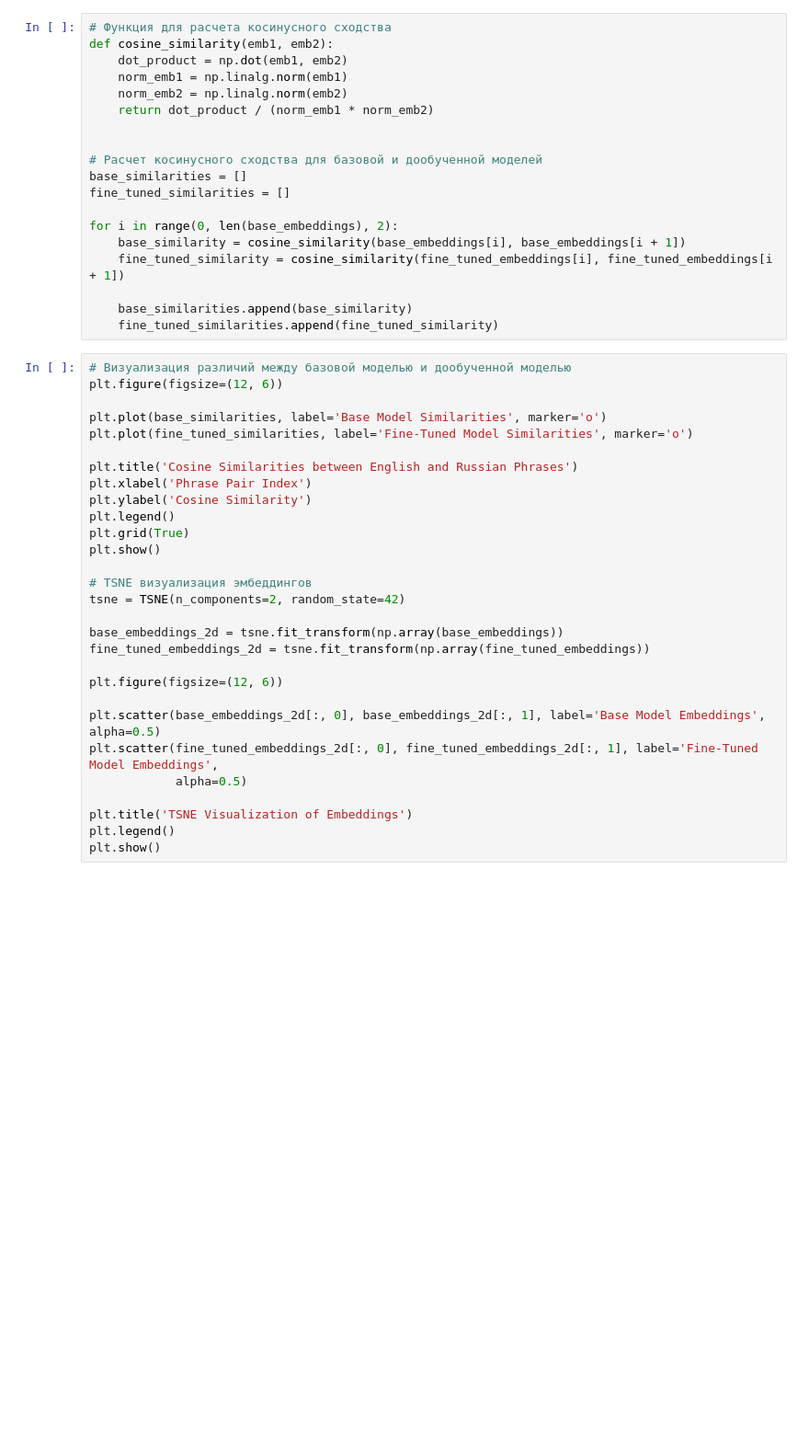
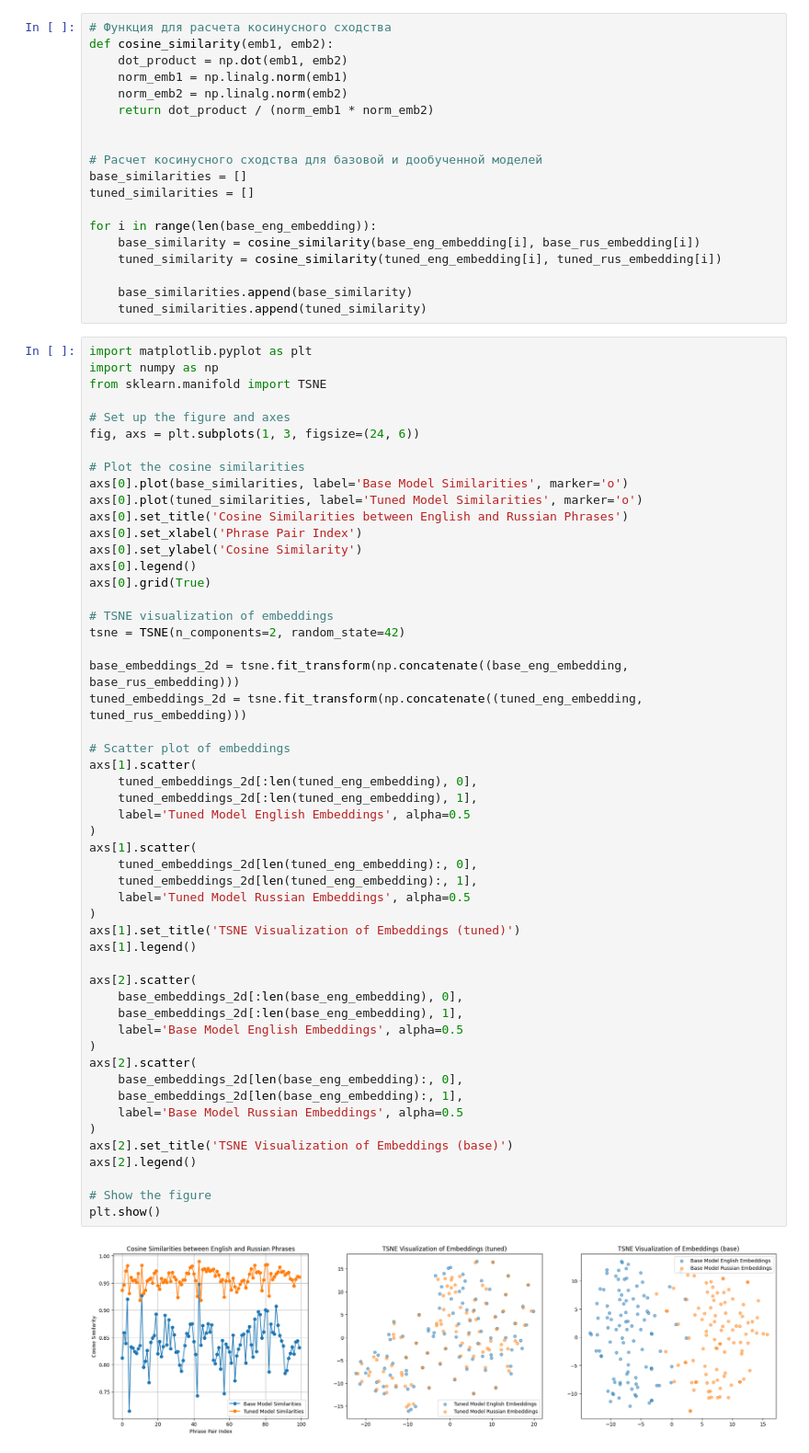
Before and after one commit to EvilFreelancer/enbeddrus, a Jupyter notebook: testing.ipynb, the cells around one changed output. Shown: that part at 92% size. Saved outputs shown, nothing was run; the diff lists cells and outputs as text; blank space fills up the shorter version.

Commit message:
More tunes after switch to multilang model

```diff
--- a/testing.ipynb
+++ b/testing.ipynb
@@ -52,40 +39,65 @@ def cosine_similarity(emb1, emb2):
 
 # Расчет косинусного сходства для базовой и дообученной моделей
 base_similarities = []
-fine_tuned_similarities = []
+tuned_similarities = []
 
-for i in range(0, len(base_embeddings), 2):
-    base_similarity = cosine_similarity(base_embeddings[i], base_embeddings[i + 1])
-    fine_tuned_similarity = cosine_similarity(fine_tuned_embeddings[i], fine_tuned_embeddings[i + 1])
+for i in range(len(base_eng_embedding)):
+    base_similarity = cosine_similarity(base_eng_embedding[i], base_rus_embedding[i])
+    tuned_similarity = cosine_similarity(tuned_eng_embedding[i], tuned_rus_embedding[i])
 
     base_similarities.append(base_similarity)
-    fine_tuned_similarities.append(fine_tuned_similarity)
+    tuned_similarities.append(tuned_similarity)
 # %%
-# Визуализация различий между базовой моделью и дообученной моделью
-plt.figure(figsize=(12, 6))
+import matplotlib.pyplot as plt
+import numpy as np
+from sklearn.manifold import TSNE
 
-plt.plot(base_similarities, label='Base Model Similarities', marker='o')
-plt.plot(fine_tuned_similarities, label='Fine-Tuned Model Similarities', marker='o')
+# Set up the figure and axes
+fig, axs = plt.subplots(1, 3, figsize=(24, 6))
 
-plt.title('Cosine Similarities between English and Russian Phrases')
-plt.xlabel('Phrase Pair Index')
-plt.ylabel('Cosine Similarity')
-plt.legend()
-plt.grid(True)
-plt.show()
+# Plot the cosine similarities
+axs[0].plot(base_similarities, label='Base Model Similarities', marker='o')
+axs[0].plot(tuned_similarities, label='Tuned Model Similarities', marker='o')
+axs[0].set_title('Cosine Similarities between English and Russian Phrases')
+axs[0].set_xlabel('Phrase Pair Index')
+axs[0].set_ylabel('Cosine Similarity')
+axs[0].legend()
+axs[0].grid(True)
 
-# TSNE визуализация эмбеддингов
+# TSNE visualization of embeddings
 tsne = TSNE(n_components=2, random_state=42)
 
-base_embeddings_2d = tsne.fit_transform(np.array(base_embeddings))
-fine_tuned_embeddings_2d = tsne.fit_transform(np.array(fine_tuned_embeddings))
+base_embeddings_2d = tsne.fit_transform(np.concatenate((base_eng_embedding, base_rus_embedding)))
+tuned_embeddings_2d = tsne.fit_transform(np.concatenate((tuned_eng_embedding, tuned_rus_embedding)))
 
-plt.figure(figsize=(12, 6))
+# Scatter plot of embeddings
+axs[1].scatter(
+    tuned_embeddings_2d[:len(tuned_eng_embedding), 0],
+    tuned_embeddings_2d[:len(tuned_eng_embedding), 1],
+    label='Tuned Model English Embeddings', alpha=0.5
+)
+axs[1].scatter(
+    tuned_embeddings_2d[len(tuned_eng_embedding):, 0],
+    tuned_embeddings_2d[len(tuned_eng_embedding):, 1],
+    label='Tuned Model Russian Embeddings', alpha=0.5
+)
+axs[1].set_title('TSNE Visualization of Embeddings (tuned)')
+axs[1].legend()
 
-plt.scatter(base_embeddings_2d[:, 0], base_embeddings_2d[:, 1], label='Base Model Embeddings', alpha=0.5)
-plt.scatter(fine_tuned_embeddings_2d[:, 0], fine_tuned_embeddings_2d[:, 1], label='Fine-Tuned Model Embeddings',
-            alpha=0.5)
+axs[2].scatter(
+    base_embeddings_2d[:len(base_eng_embedding), 0],
+    base_embeddings_2d[:len(base_eng_embedding), 1],
+    label='Base Model English Embeddings', alpha=0.5
+)
+axs[2].scatter(
+    base_embeddings_2d[len(base_eng_embedding):, 0],
+    base_embeddings_2d[len(base_eng_embedding):, 1],
+    label='Base Model Russian Embeddings', alpha=0.5
+)
+axs[2].set_title('TSNE Visualization of Embeddings (base)')
+axs[2].legend()
 
-plt.title('TSNE Visualization of Embeddings')
-plt.legend()
+# Show the figure
 plt.show()
+# %% [output]
+[figure, added]
```
Also changed, not shown: parts of 1 cell of this notebook, 7 other files.
